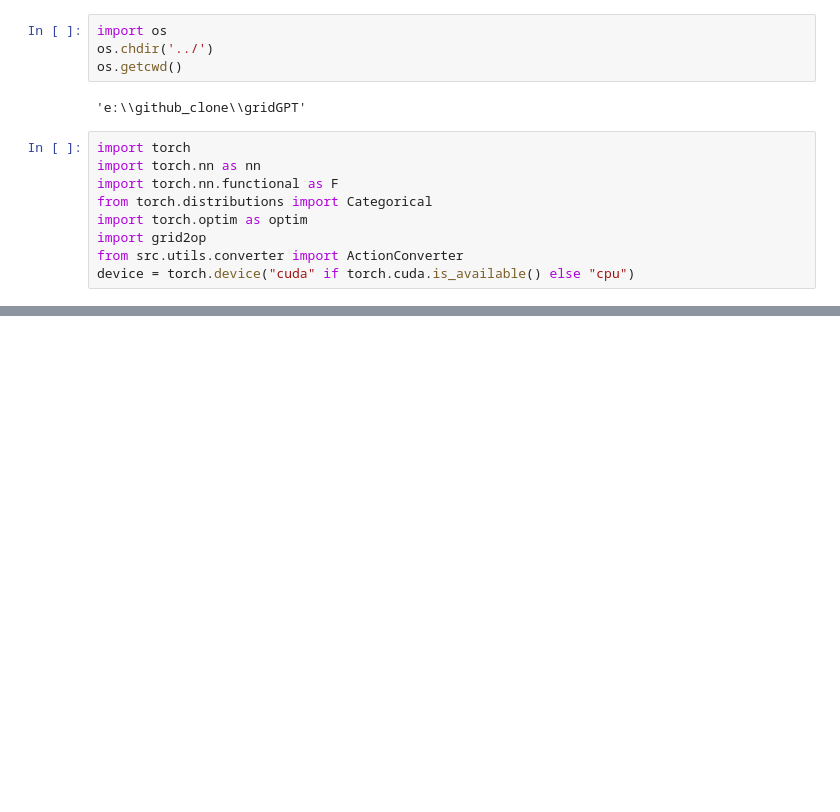
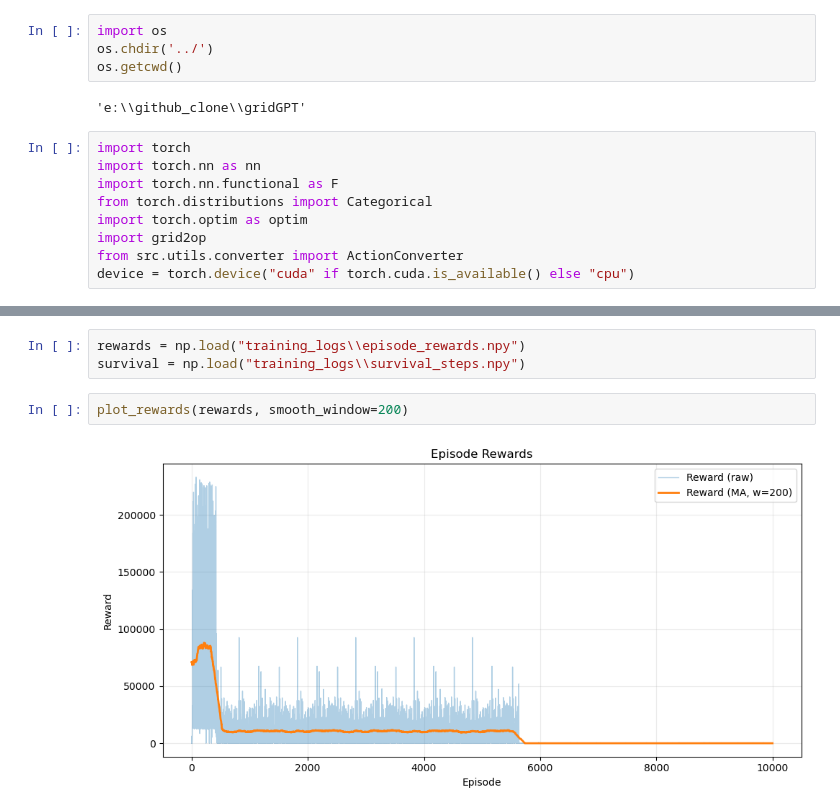
Before and after one commit to MorningStarTM/gridGPT, a Jupyter notebook: src/research/actor_critic.ipynb, the cells around one changed output, grey strips where cells are left out. Saved outputs shown, nothing was run; the diff lists cells and outputs as text; blank space fills up the shorter version.

```diff
--- a/src/research/actor_critic.ipynb
+++ b/src/research/actor_critic.ipynb
@@ -230,0 +340,7 @@ if __name__ == '__main__':
+# %%
+rewards = np.load("training_logs\\episode_rewards.npy")
+survival = np.load("training_logs\\survival_steps.npy")
+# %%
+plot_rewards(rewards, smooth_window=200)
+# %% [output]
+[figure, added]
```
Also changed, not shown: parts of 5 cells of this notebook.
